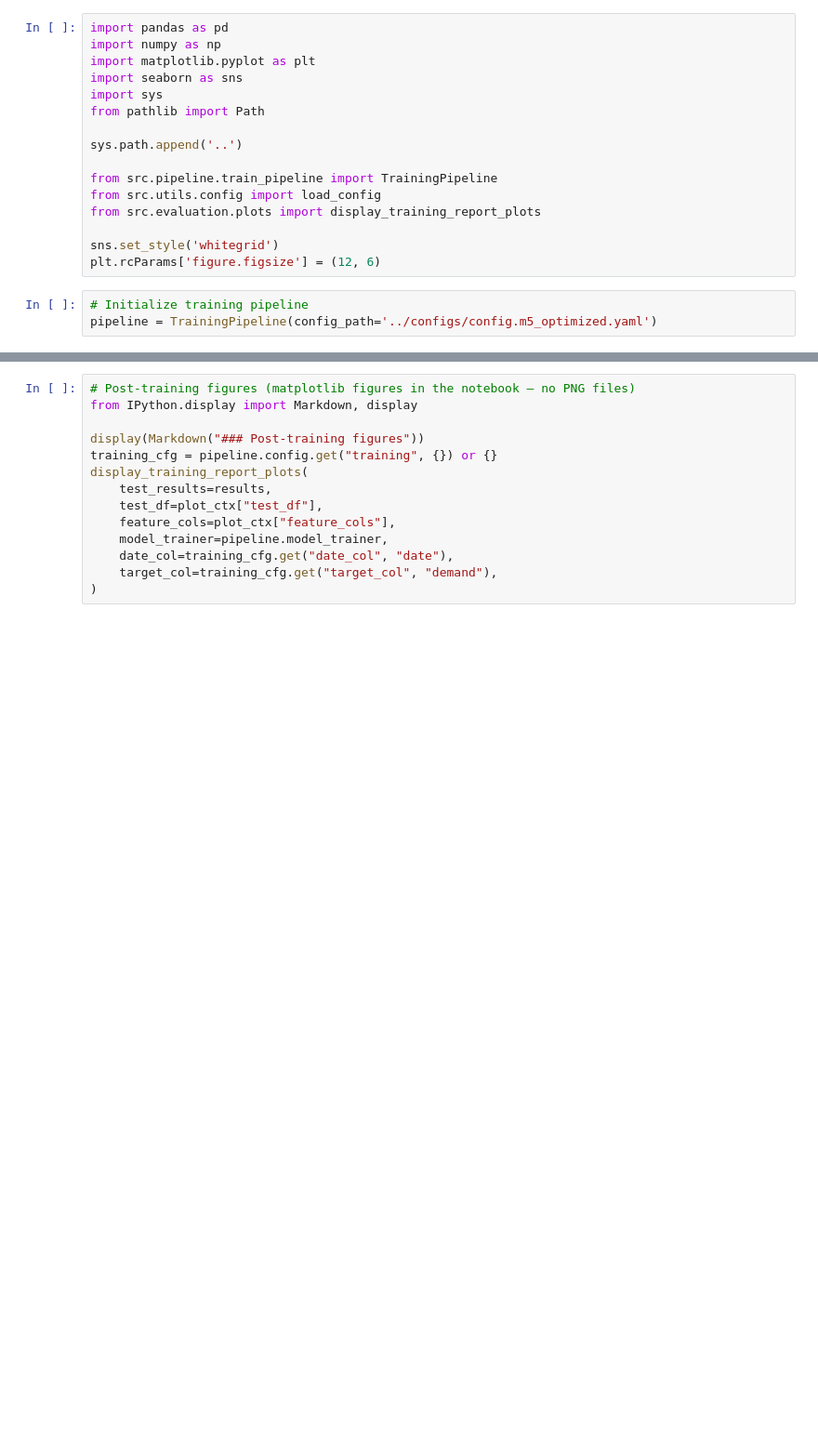
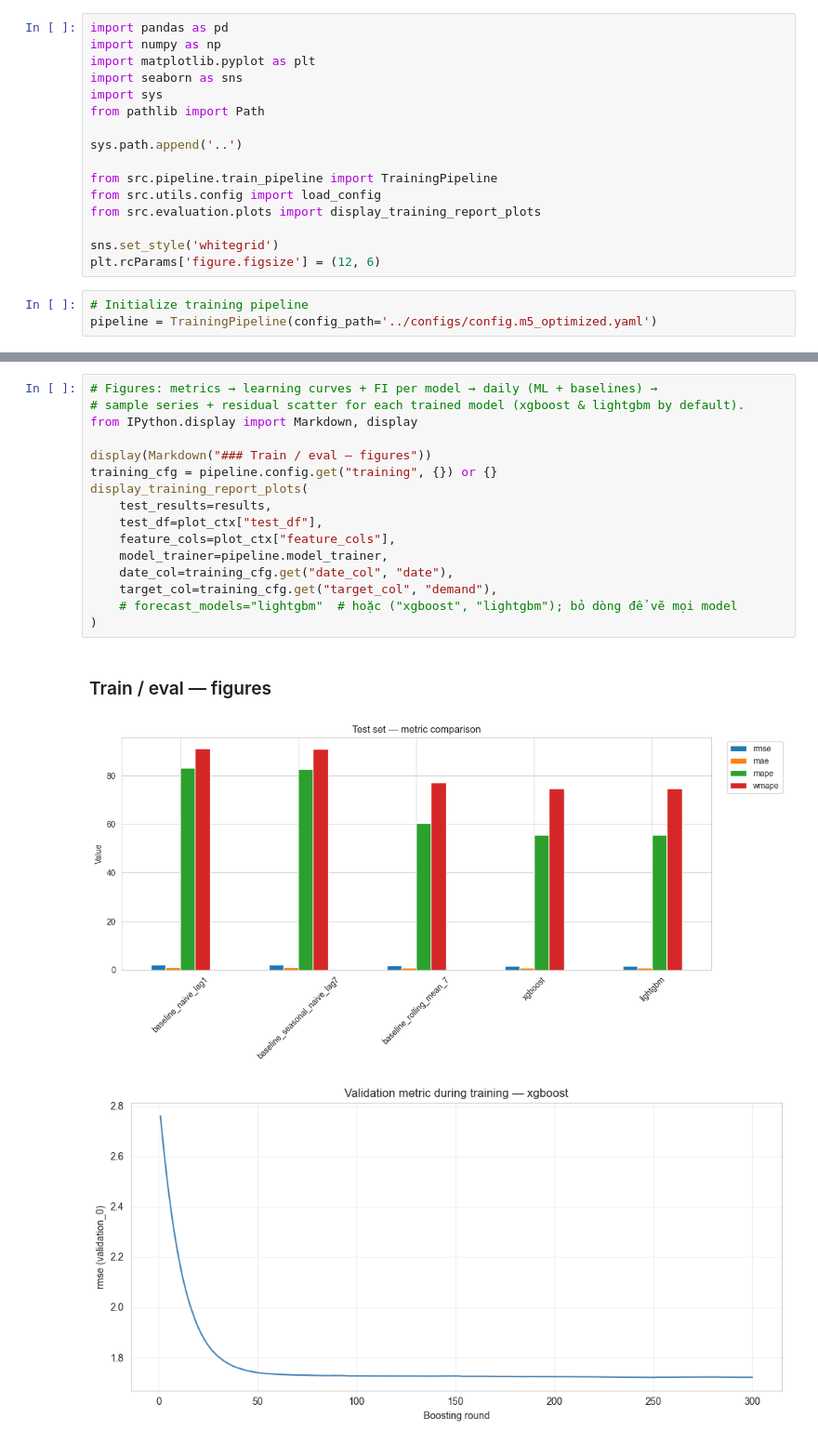
Before and after one commit to hoangphucthanhchu/retail-demand-forecasting, a Jupyter notebook: notebooks/02_training_and_evaluation.ipynb, the cells around one changed output, grey strips where cells are left out. Shown at 93% size. Cells and saved outputs as stored; diff of their text form; blank space fills up the shorter version.

Commit message:
chore: update training notebook and evaluation plots

```diff
--- a/notebooks/02_training_and_evaluation.ipynb
+++ b/notebooks/02_training_and_evaluation.ipynb
@@ -32,14 +50,20 @@ models, results, plot_ctx = pipeline.run(return_plot_inputs=True)
 # %%
-# Post-training figures (matplotlib figures in the notebook — no PNG files)
+# Figures: metrics → learning curves + FI per model → daily (ML + baselines) →
+# sample series + residual scatter for each trained model (xgboost & lightgbm by default).
 from IPython.display import Markdown, display
 
-display(Markdown("### Post-training figures"))
+display(Markdown("### Train / eval — figures"))
 training_cfg = pipeline.config.get("training", {}) or {}
 display_training_report_plots(
     test_results=results,
     test_df=plot_ctx["test_df"],
     feature_cols=plot_ctx["feature_cols"],
     model_trainer=pipeline.model_trainer,
     date_col=training_cfg.get("date_col", "date"),
     target_col=training_cfg.get("target_col", "demand"),
+    # forecast_models="lightgbm"  # hoặc ("xgboost", "lightgbm"); bỏ dòng để vẽ mọi model
 )
+# %% [output]
+### Train / eval — figures
+[figure, added]
+[figure, added]
```
Also changed, not shown: parts of 5 cells of this notebook, 1 other file.
